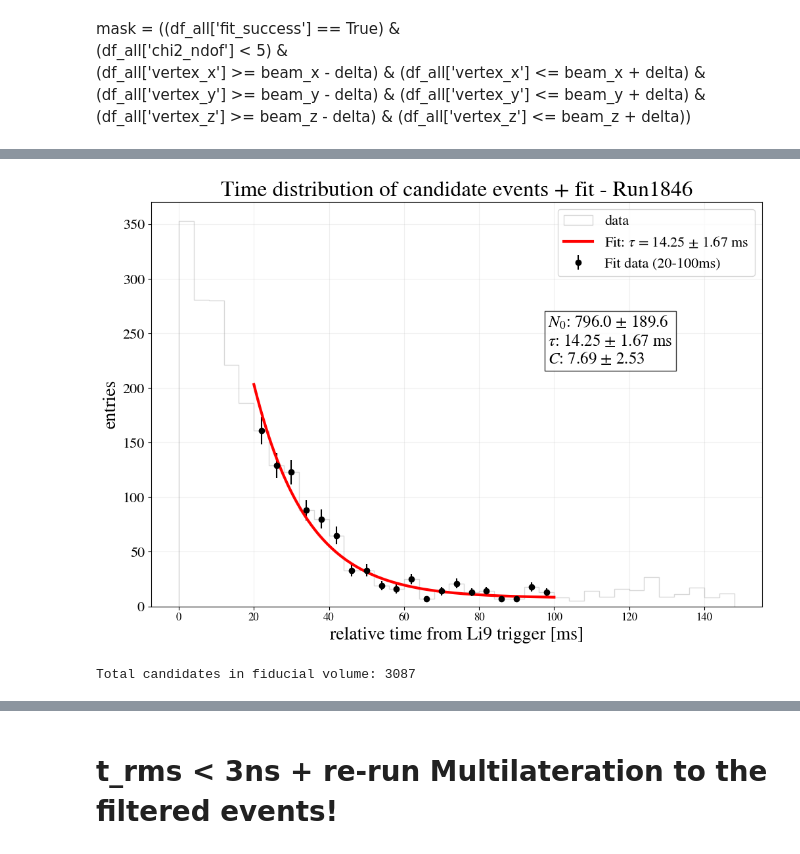
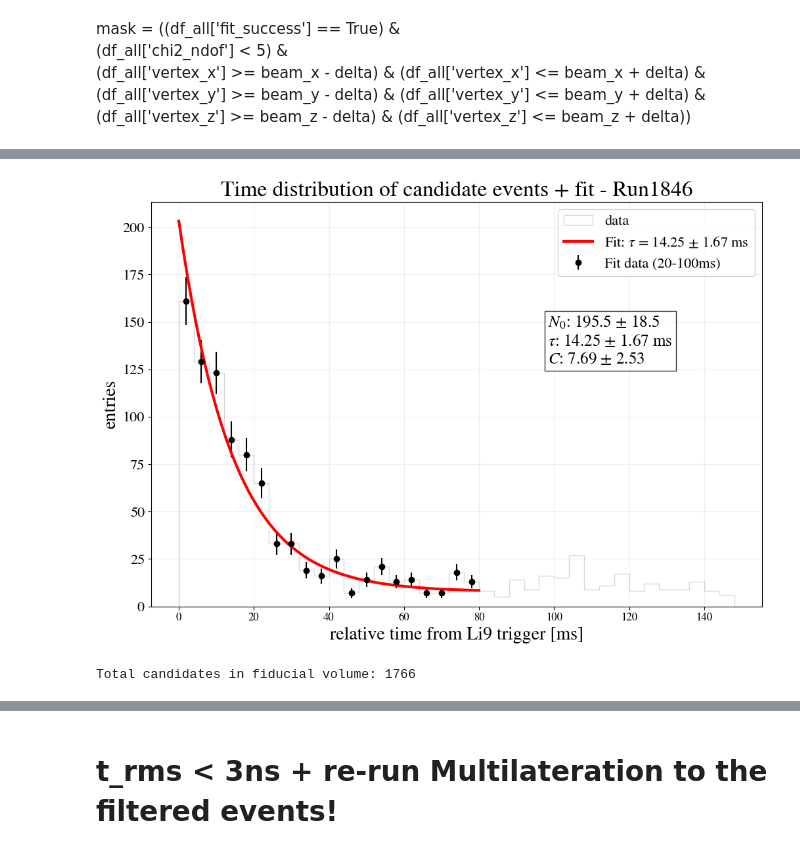
Before and after one commit to elenaramos44/9Li_analysis, a Jupyter notebook: notebooks/multilat_vertex.ipynb, the cells around one changed output, grey strips where cells are left out. Saved outputs shown, nothing was run; the diff lists cells and outputs as text; code cells hidden in the pictures.

```diff
--- a/notebooks/multilat_vertex.ipynb
+++ b/notebooks/multilat_vertex.ipynb
@@ -633,62 +634,57 @@ fraction: 1.529%
 # %%
 from scipy.optimize import curve_fit
 
-
-#time relative to the trigger in ms
-
 df_final_candidates['t_ms'] = df_final_candidates['t_window_start_rel_ns'] / 1e6
 
-#20ms to 100ms as Kouki
+
 bin_width = 4
-fit_bins = np.arange(20, 100 + bin_width, bin_width)
+fit_bins = np.arange(0, 80 + bin_width, bin_width)
 counts, bin_edges = np.histogram(df_final_candidates['t_ms'], bins=fit_bins)
 bin_centers = (bin_edges[:-1] + bin_edges[1:]) / 2
 
-# N(t) = N0 * exp(-t/tau) + C
+
 def decay_func(t, N0, tau, C):
     return N0 * np.exp(-t / tau) + C
 
 #seed
 p0 = [counts.max(), 13.6, 1.0]
 
-#fit with Poisson weighting (sigma = sqrt(N))
 popt, pcov = curve_fit(decay_func, bin_centers, counts, p0=p0, sigma=np.sqrt(counts + 1))
 errors = np.sqrt(np.diag(pcov))
+
 
 #plot
 plt.figure(figsize=(12, 8))
 
 
 plt.hist(df_final_candidates['t_ms'], bins=np.arange(0, 150, bin_width),
          histtype='step', color='gray', alpha=0.3, label='data')
 
-#data points used for fit
 plt.errorbar(bin_centers, counts, yerr=np.sqrt(counts), fmt='ko', label='Fit data (20-100ms)')
 
-t_plot = np.linspace(20, 100, 200)
+t_plot = np.linspace(0, 80, 200)
 plt.plot(t_plot, decay_func(t_plot, *popt), 'r-', linewidth=3,
          label=f'Fit: $\\tau$ = {popt[1]:.2f} ± {errors[1]:.2f} ms')
 
 
 plt.title(f"Time distribution of candidate events + fit - Run{run_number}", fontsize=24)
 plt.xlabel("relative time from Li9 trigger [ms]", fontsize=20)
 plt.ylabel("entries", fontsize=20)
 plt.legend(fontsize=16)
 plt.grid(True, alpha=0.2)
 
-# Stats box
 stats = (f"$N_0$: {popt[0]:.1f} ± {errors[0]:.1f}\n"
          f"$\\tau$: {popt[1]:.2f} ± {errors[1]:.2f} ms\n"
          f"$C$: {popt[2]:.2f} ± {errors[2]:.2f}")
 plt.gca().text(0.65, 0.6, stats, transform=plt.gca().transAxes,
                bbox=dict(facecolor='white', alpha=0.8), fontsize=18)
 
 plt.show()
 
 print(f"Total candidates in fiducial volume: {len(df_final_candidates)}")
 # %% [output]
-[figure, old version]
+[figure, new version]
-Total candidates in fiducial volume: 3087
+Total candidates in fiducial volume: 1766
 # %%
 #in ms
 df_all['t_window_start_rel_ms'] = df_all['t_window_start_rel_ns'] / 1e6
```
Also changed, not shown: parts of 19 cells of this notebook, 7 other files.
